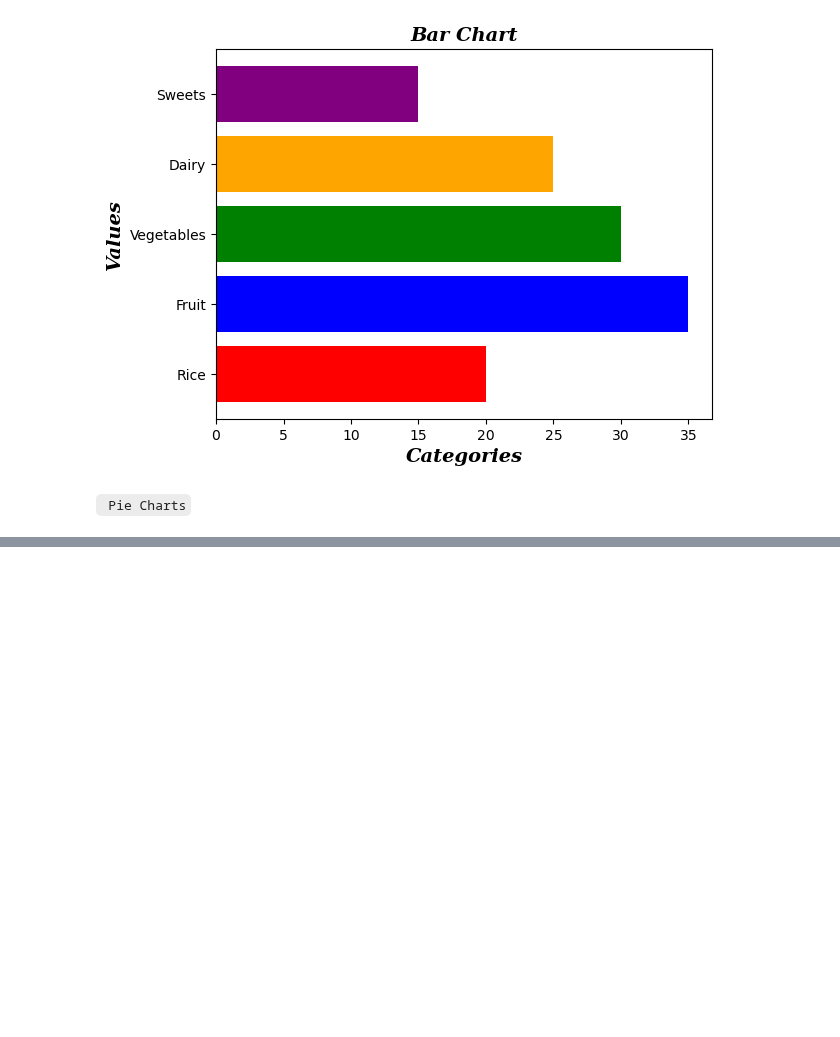
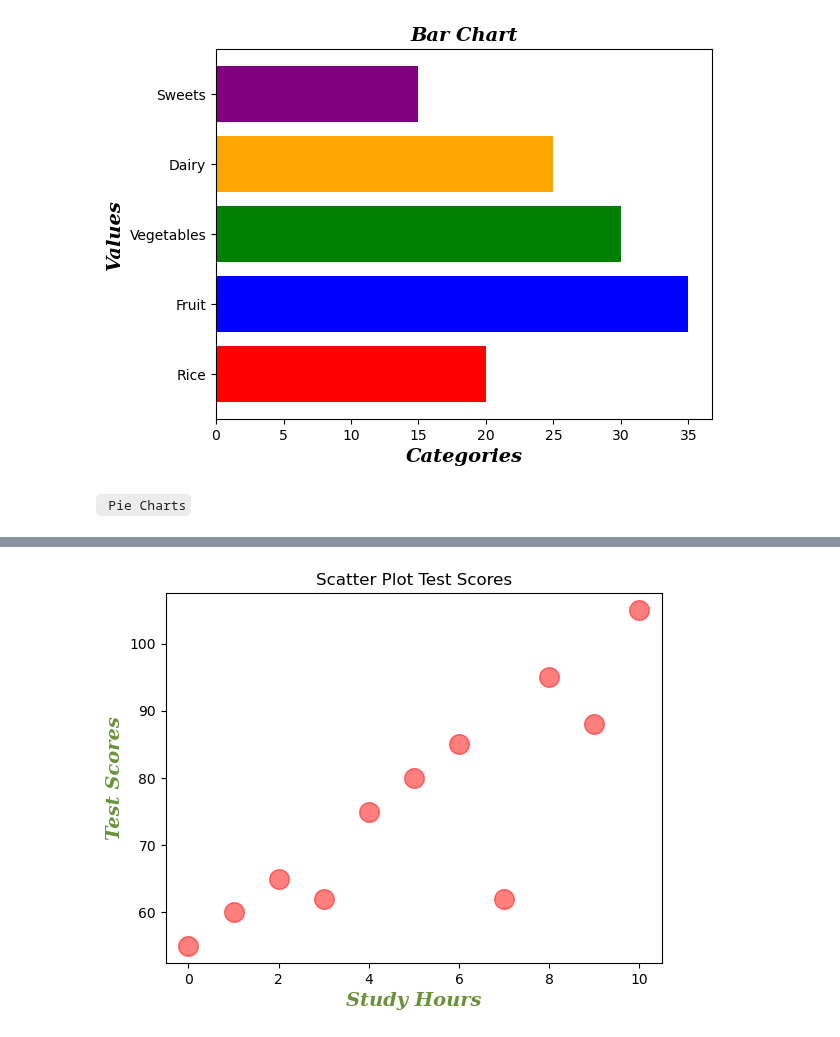
Before and after one commit to Gowtham-314/daily_python_concept, a Jupyter notebook: matplotlib/learn_matplotlib.ipynb, the cells around one changed output, grey strips where cells are left out. Drawn from its saved outputs; the diff is of its cells as text; code cells hidden in the pictures; blank space fills up the shorter version.

```diff
--- a/matplotlib/learn_matplotlib.ipynb
+++ b/matplotlib/learn_matplotlib.ipynb
@@ -243,0 +267,11 @@ plt.show()
+# %%
+plt.scatter(x, y, color='red',
+            alpha = 0.5,   # Transparency of the points (0.0[High] to 1.0)
+            s = 200        # Size of the points
+            )
+plt.xlabel("Study Hours", color="#6B923B", **font_style)
+plt.ylabel("Test Scores", color="#6B923B", **font_style)
+plt.title("Scatter Plot Test Scores")
+plt.show()
+# %% [output]
+[figure, added]
```
Also changed, not shown: parts of 7 cells of this notebook.
